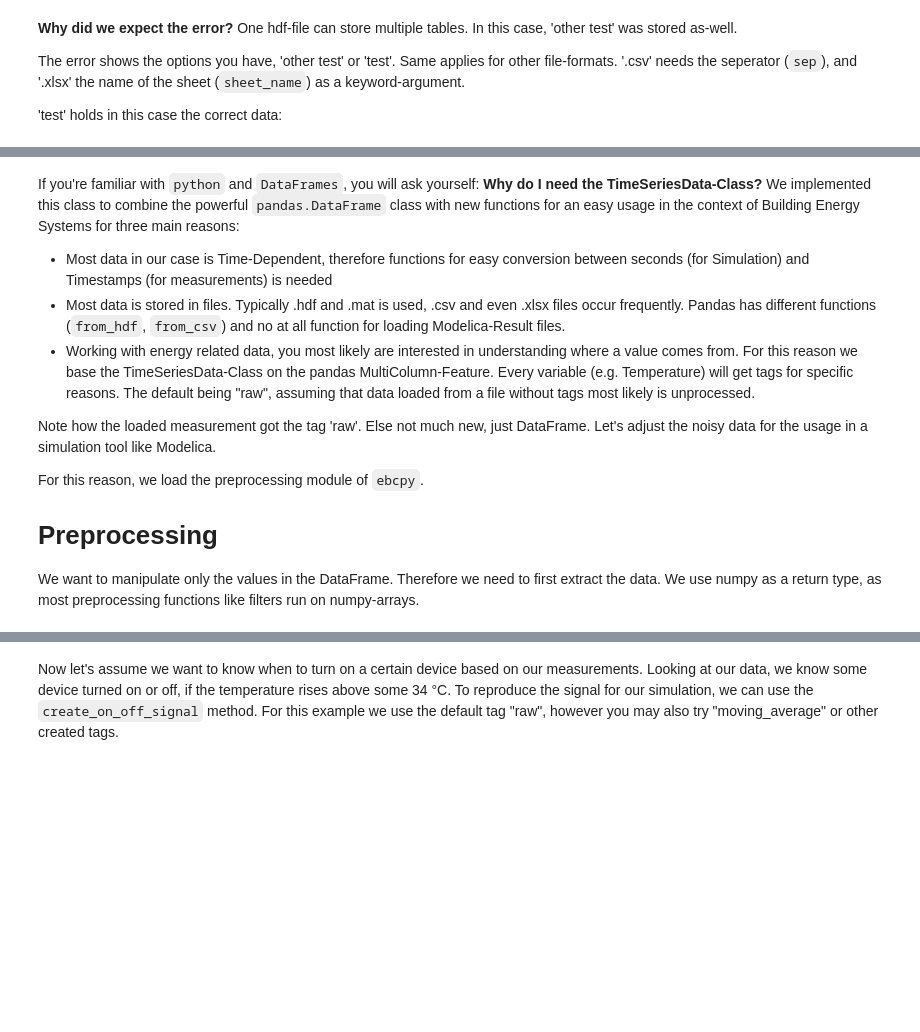
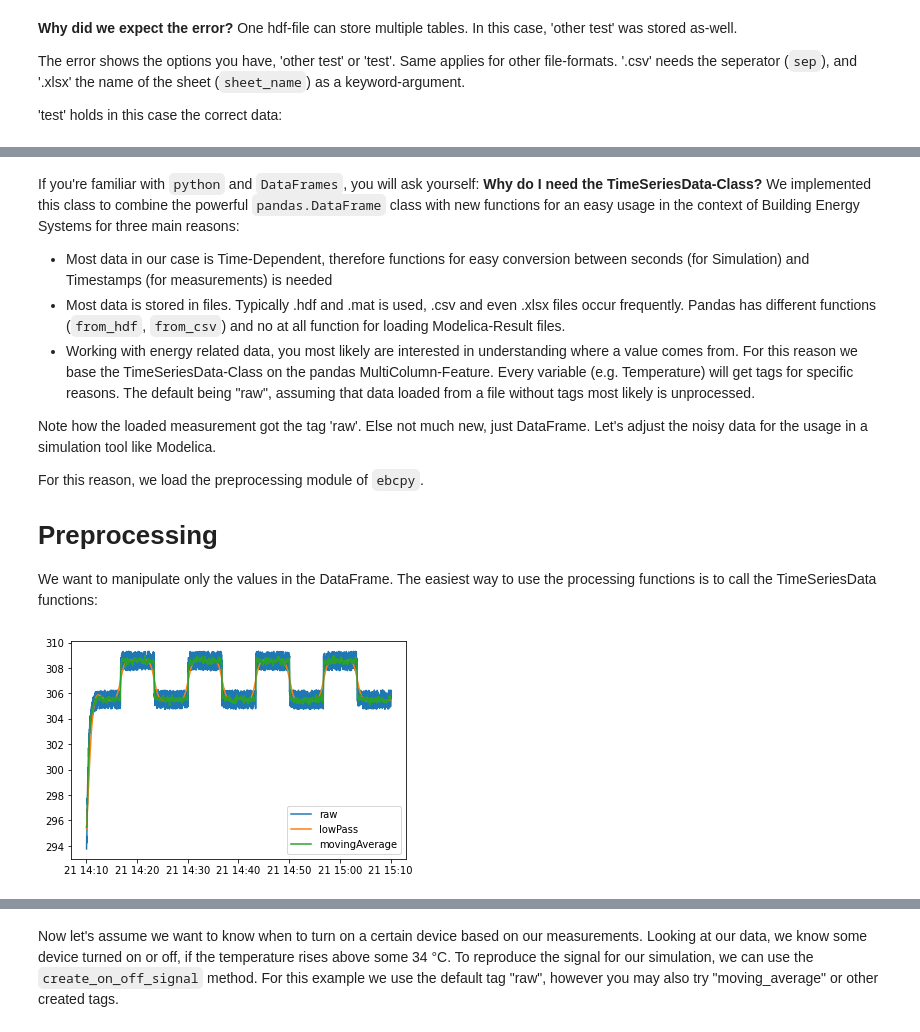
Before and after one commit to RWTH-EBC/ebcpy, a Jupyter notebook: tutorial/tutorial.ipynb, the cells around one changed output, grey strips where cells are left out. Saved outputs shown, nothing was run; the diff lists cells and outputs as text; code cells hidden in the pictures; blank space fills up the shorter version.

```diff
--- a/tutorial/tutorial.ipynb
+++ b/tutorial/tutorial.ipynb
@@ -50,4 +70,14 @@ For this reason, we load the preprocessing module of `ebcpy`.
 
 # Preprocessing
 
-We want to manipulate only the values in the DataFrame. Therefore we need to first extract the data. We use numpy as a return type, as most preprocessing functions like filters run on numpy-arrays.
+We want to manipulate only the values in the DataFrame.
+The easiest way to use the processing functions is to call the TimeSeriesData functions:
+# %%
+tsd.low_pass_filter(crit_freq=0.01, filter_order=2, variable="measured_T", tag="raw", new_tag="lowPass")
+tsd.moving_average(window=10, variable="measured_T", tag="raw", new_tag="movingAverage")
+# Plot the values
+plt.plot(tsd["measured_T"])
+plt.legend(tsd["measured_T"].columns.values)
+plt.show()
+# %% [output]
+[figure, added]
```
Also changed, not shown: parts of 17 cells of this notebook, 8 other files.
